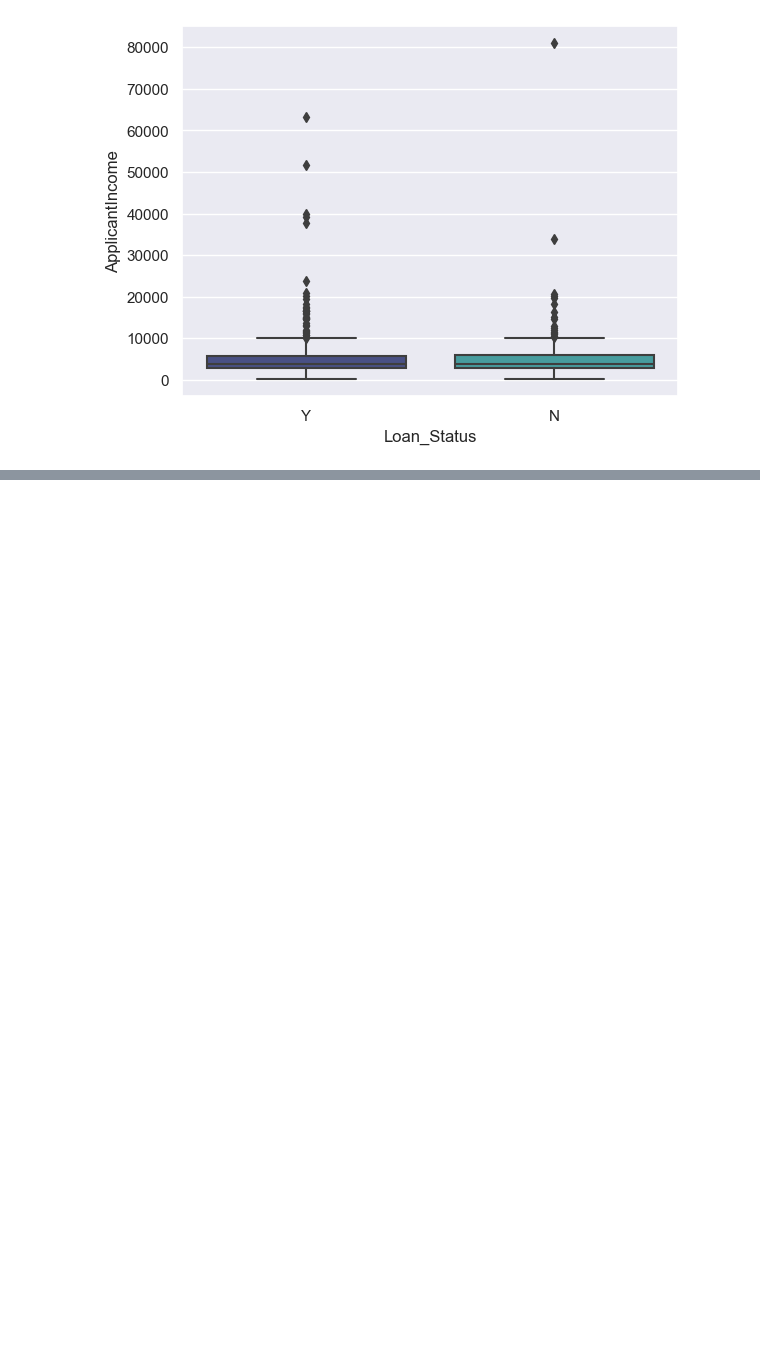
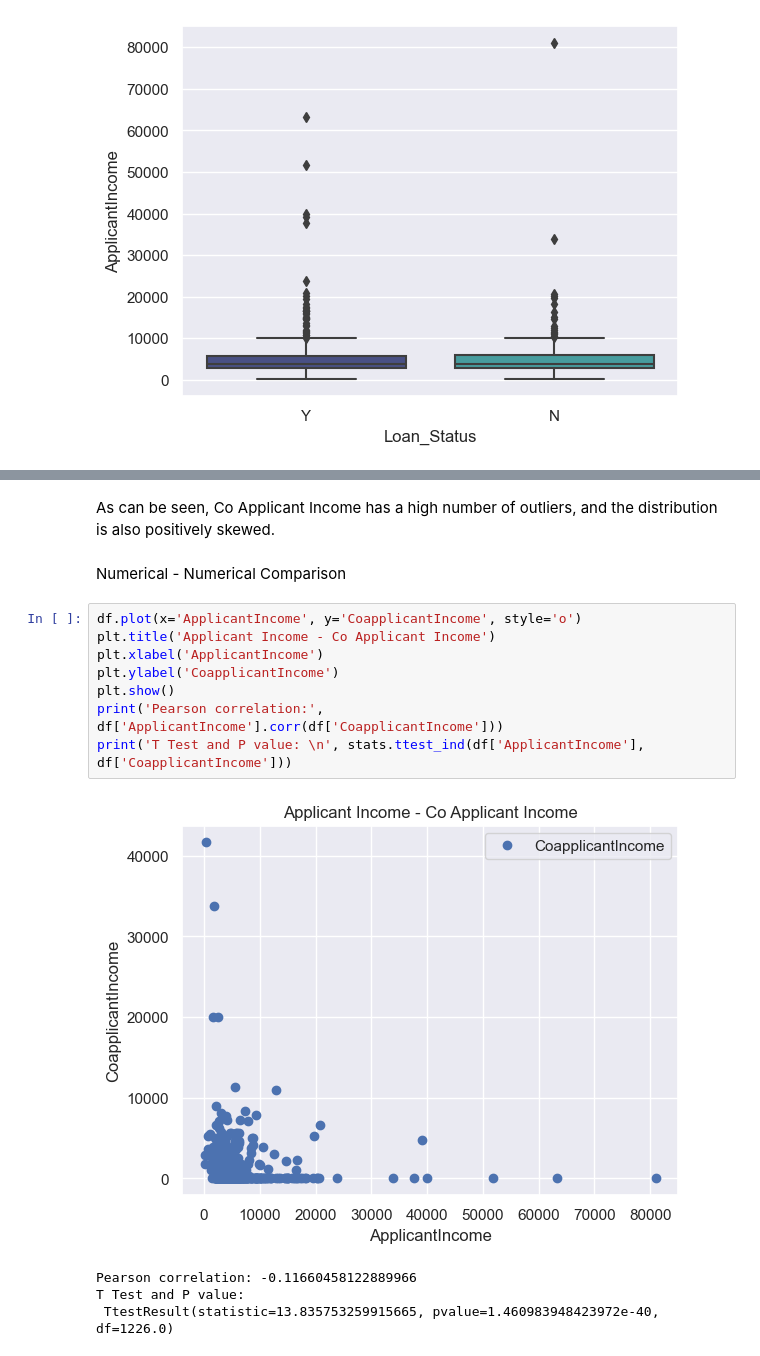
Before and after one commit to kobebaffour/machine_learning, a Jupyter notebook: Loan Prediction/loan_prediction_nm.ipynb, the cells around one changed output, grey strips where cells are left out. Drawn from its saved outputs; the diff is of its cells as text; blank space fills up the shorter version.

```diff
--- a/Loan Prediction/loan_prediction_nm.ipynb
+++ b/Loan Prediction/loan_prediction_nm.ipynb
@@ -447,0 +460,17 @@ sns.boxplot(x="Loan_Status", y="ApplicantIncome", data=df, palette="mako");
+# %% [markdown]
+As can be seen, Co Applicant Income has a high number of outliers, and the distribution is also positively skewed.
+# %% [markdown]
+Numerical - Numerical Comparison
+# %%
+df.plot(x='ApplicantIncome', y='CoapplicantIncome', style='o')
+plt.title('Applicant Income - Co Applicant Income')
+plt.xlabel('ApplicantIncome')
+plt.ylabel('CoapplicantIncome')
+plt.show()
+print('Pearson correlation:', df['ApplicantIncome'].corr(df['CoapplicantIncome']))
+print('T Test and P value: \n', stats.ttest_ind(df['ApplicantIncome'], df['CoapplicantIncome']))
+# %% [output]
+[figure, added]
+Pearson correlation: -0.11660458122889966
+T Test and P value:
+ TtestResult(statistic=13.835753259915665, pvalue=1.460983948423972e-40, df=1226.0)
```
Also changed, not shown: parts of 16 cells of this notebook.
